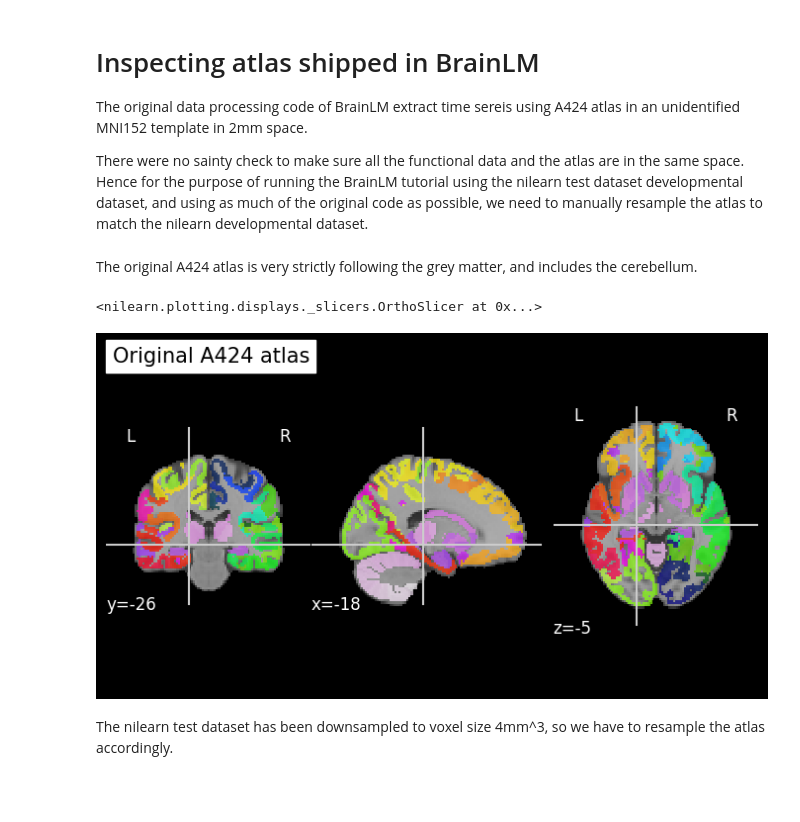
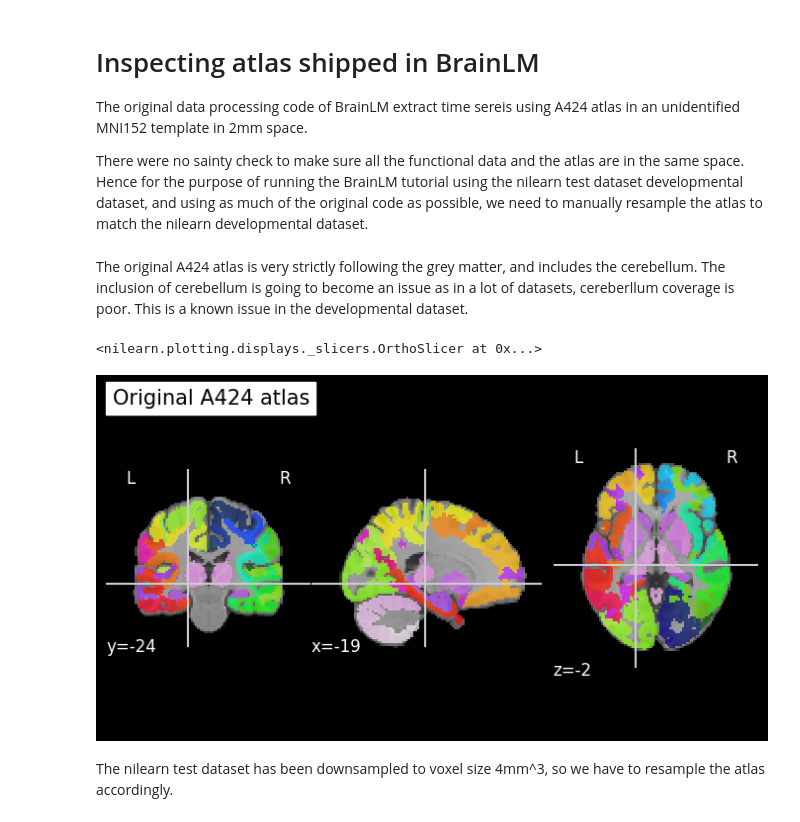
Before and after one commit to htwangtw/hfplayground, a Jupyter notebook: notebooks/inspect_brainlm_data_processing.ipynb, the cells around one changed output. Drawn from its saved outputs; the diff is of its cells as text; code cells hidden in the pictures; blank space fills up the shorter version.

```diff
--- a/notebooks/inspect_brainlm_data_processing.ipynb
+++ b/notebooks/inspect_brainlm_data_processing.ipynb
@@ -22,11 +20,13 @@ downsample_atlas = downsample_for_tutorial(files('hfplayground') / 'data/brainlm
 downsample_mni = downsample_for_tutorial(MNI152_FILE_PATH, '/tmp/')
 # %% [markdown]
 The original A424 atlas is very strictly following the grey matter, and includes the cerebellum.
+The inclusion of cerebellum is going to become an issue as in a lot of datasets, cereberllum coverage is poor.
+This is a known issue in the developmental dataset.
 # %%
-plotting.plot_roi(files('hfplayground') / 'data/brainlm/atlases/A424+2mm.nii.gz', title="Original A424 atlas", black_bg=True)
+plotting.plot_roi(files('hfplayground') / 'data/brainlm/atlases/A424+4mm.nii.gz', title="Original A424 atlas", black_bg=True)
 # %% [output]
 <nilearn.plotting.displays._slicers.OrthoSlicer at 0x...>
-[figure, old version]
+[figure, new version]
 # %% [markdown]
 The nilearn test dataset has been downsampled to voxel size 4mm^3, so we have to resample the atlas accordingly.
 # %%
```
Also changed, not shown: parts of 15 cells of this notebook, 10 other files.
